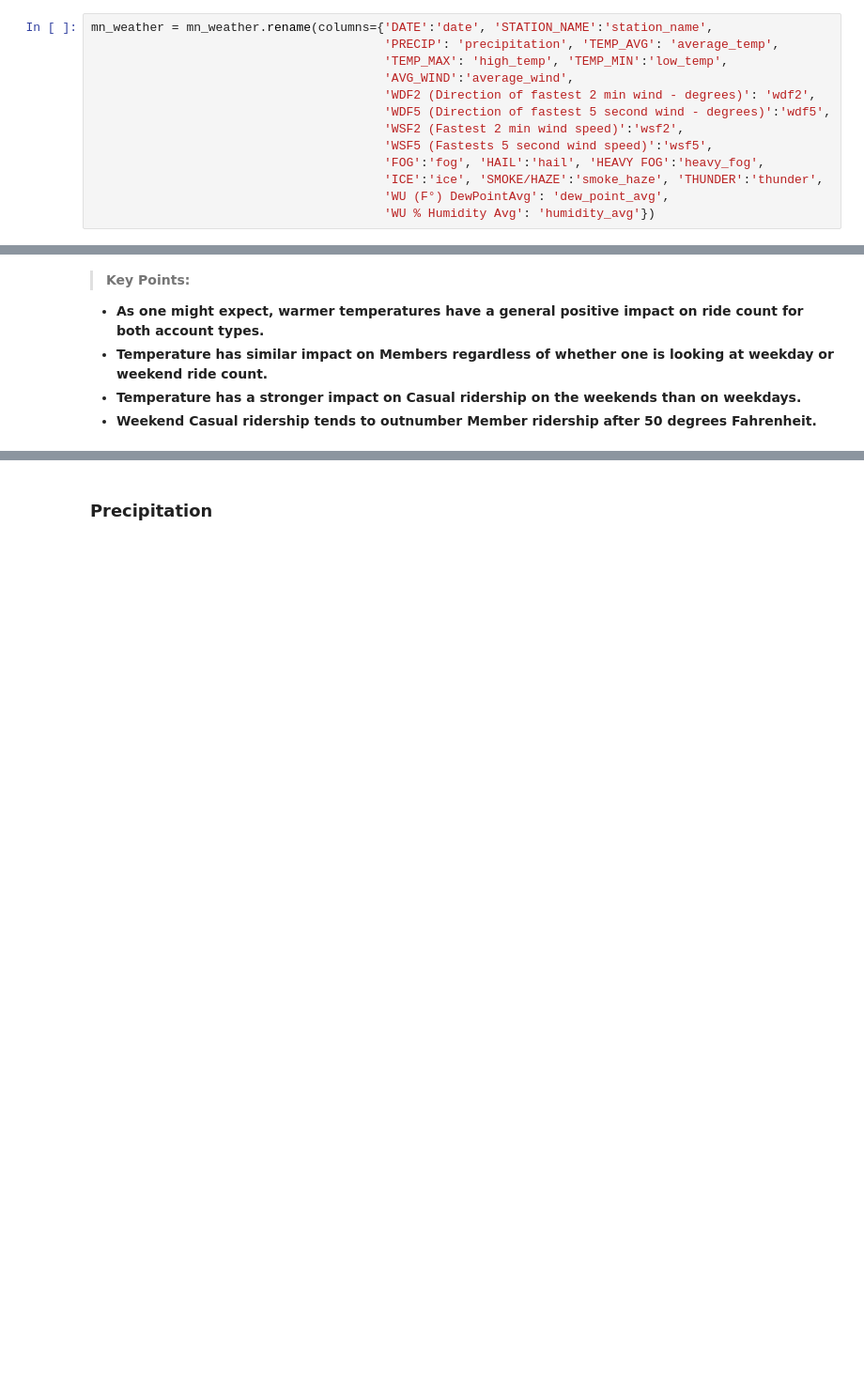
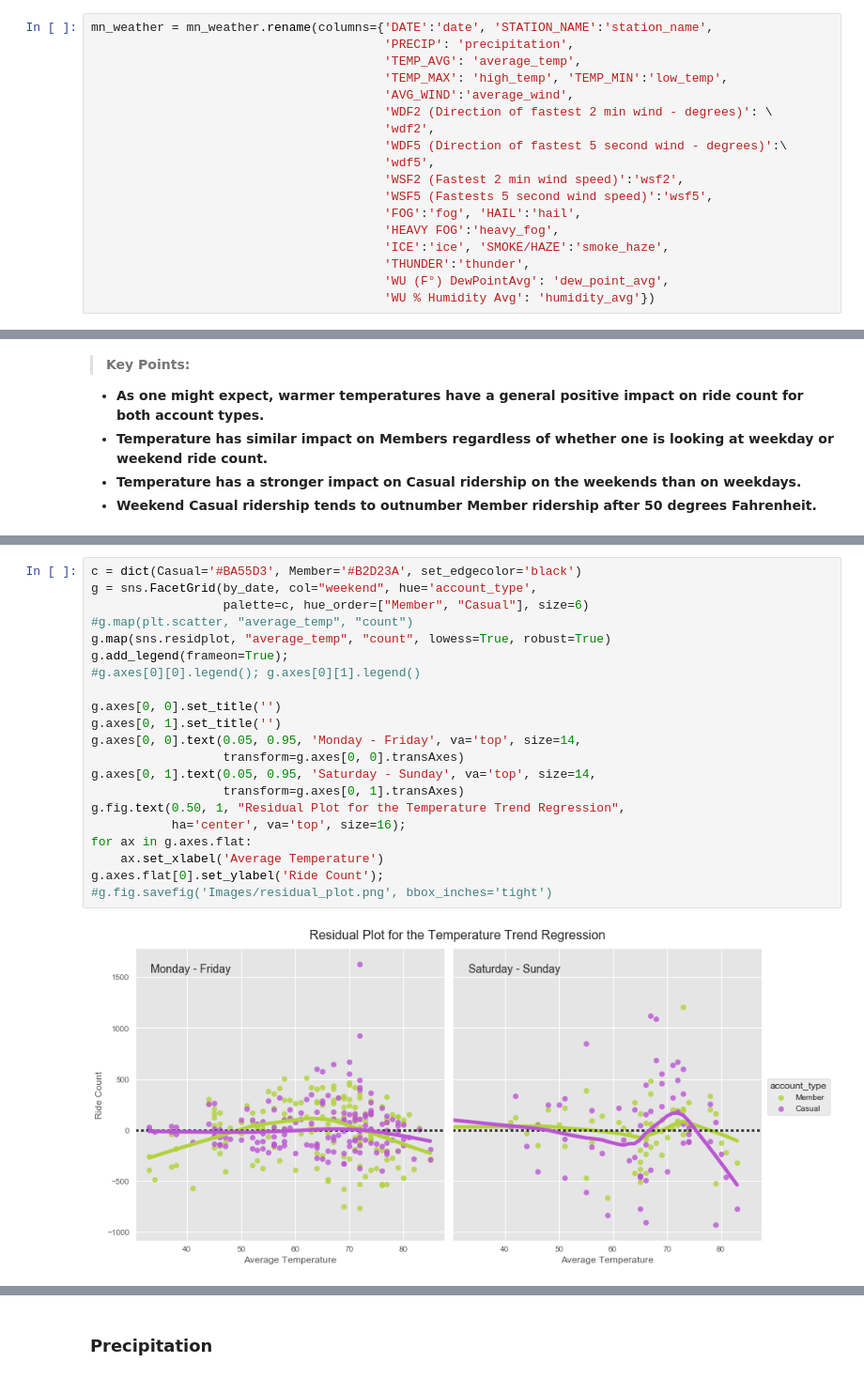
Before and after one commit to Larkin22/MN-Nice-Ride, a Jupyter notebook: MN Nice Ride - Ride Data 2016.ipynb, the cells around one changed output, grey strips where cells are left out. Shown at 94% size. Cells and saved outputs as stored; diff of their text form; blank space fills up the shorter version.

Commit message:
Push MN Nice Ride Project

```diff
--- a/MN Nice Ride - Ride Data 2016.ipynb
+++ b/MN Nice Ride - Ride Data 2016.ipynb
@@ -692,15 +697,20 @@ Index([u'STATION_NAME', u'PRECIP', u'TEMP_AVG', u'TEMP_MAX', u'TEMP_MIN',
 ### Rename the columns for ease of typing
 # %%
 mn_weather = mn_weather.rename(columns={'DATE':'date', 'STATION_NAME':'station_name',
-                                        'PRECIP': 'precipitation', 'TEMP_AVG': 'average_temp',
+                                        'PRECIP': 'precipitation',
+                                        'TEMP_AVG': 'average_temp',
                                         'TEMP_MAX': 'high_temp', 'TEMP_MIN':'low_temp',
                                         'AVG_WIND':'average_wind',
-                                        'WDF2 (Direction of fastest 2 min wind - degrees)': 'wdf2',
-                                        'WDF5 (Direction of fastest 5 second wind - degrees)':'wdf5',
+                                        'WDF2 (Direction of fastest 2 min wind - degrees)': \
+                                        'wdf2',
+                                        'WDF5 (Direction of fastest 5 second wind - degrees)':\
+                                        'wdf5',
                                         'WSF2 (Fastest 2 min wind speed)':'wsf2',
                                         'WSF5 (Fastests 5 second wind speed)':'wsf5',
-                                        'FOG':'fog', 'HAIL':'hail', 'HEAVY FOG':'heavy_fog',
-                                        'ICE':'ice', 'SMOKE/HAZE':'smoke_haze', 'THUNDER':'thunder',
+                                        'FOG':'fog', 'HAIL':'hail',
+                                        'HEAVY FOG':'heavy_fog',
+                                        'ICE':'ice', 'SMOKE/HAZE':'smoke_haze',
+                                        'THUNDER':'thunder',
                                         'WU (F°) DewPointAvg': 'dew_point_avg',
                                         'WU % Humidity Avg': 'humidity_avg'})
 # %%
@@ -821,0 +835,23 @@ g.fig.savefig('Images/temp_trend.png', bbox_inches='tight')
+# %%
+c = dict(Casual='#BA55D3', Member='#B2D23A', set_edgecolor='black')
+g = sns.FacetGrid(by_date, col="weekend", hue='account_type',
+                  palette=c, hue_order=["Member", "Casual"], size=6)
+#g.map(plt.scatter, "average_temp", "count")
+g.map(sns.residplot, "average_temp", "count", lowess=True, robust=True)
+g.add_legend(frameon=True);
+#g.axes[0][0].legend(); g.axes[0][1].legend()
+
+g.axes[0, 0].set_title('')
+g.axes[0, 1].set_title('')
+g.axes[0, 0].text(0.05, 0.95, 'Monday - Friday', va='top', size=14,
+                  transform=g.axes[0, 0].transAxes)
+g.axes[0, 1].text(0.05, 0.95, 'Saturday - Sunday', va='top', size=14,
+                  transform=g.axes[0, 1].transAxes)
+g.fig.text(0.50, 1, "Residual Plot for the Temperature Trend Regression",
+           ha='center', va='top', size=16);
+for ax in g.axes.flat:
+    ax.set_xlabel('Average Temperature')
+g.axes.flat[0].set_ylabel('Ride Count');
+#g.fig.savefig('Images/residual_plot.png', bbox_inches='tight')
+# %% [output]
+[figure, added]
```
Also changed, not shown: parts of 4 cells of this notebook, 1 other file.
